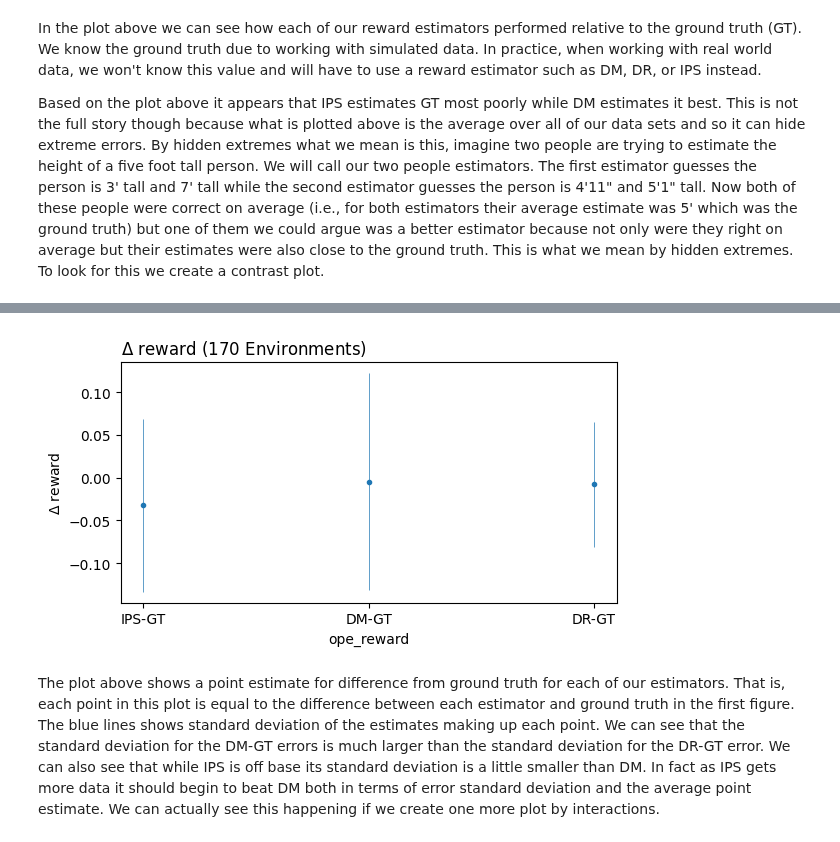
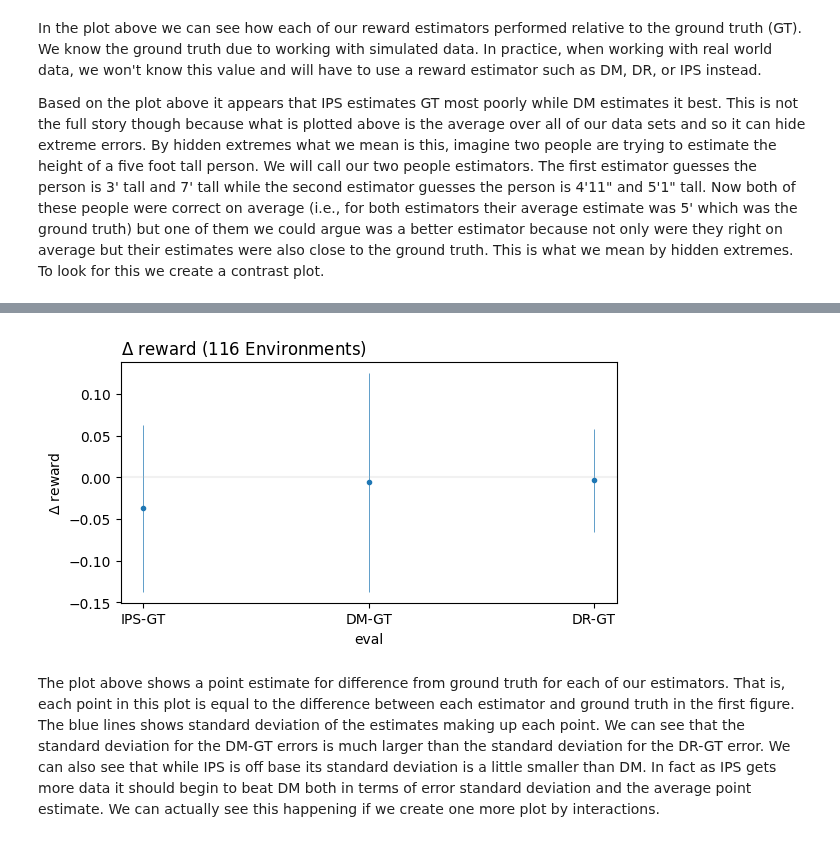
Before and after one commit to VowpalWabbit/coba, a Jupyter notebook: examples/notebooks/Logged.ipynb, the cells around one changed output, grey strips where cells are left out. Drawn from its saved outputs; the diff is of its cells as text; code cells hidden in the pictures.

```diff
--- a/examples/notebooks/Logged.ipynb
+++ b/examples/notebooks/Logged.ipynb
@@ -66,8 +67,9 @@ The plot above shows the difference between the DM and DR estimator relative to
-# %%
-result1.filter_fin(4000).plot_contrast('None',['IPS','DM','DR'],x='ope_reward',l='ope_reward',p='openml_task',err='sd',boundary=False,legend=False,out=None)
-plt.xticks([0,1,2],['IPS-GT','DM-GT','DR-GT'])
-plt.show()
-# %% [output]
-[figure, removed]
+# %%
+result1.where(n_actions={'<=':100}).plot_contrast('on',['ips','dm','dr'],x='eval',l='eval',p='openml_task',err='sd',boundary=False,legend=False,out=None)
+plt.axhline(0,color="#BBB",alpha=.2)
+plt.xticks([0,1,2],['IPS-GT','DM-GT','DR-GT'])
+plt.show()
+# %% [output]
+[figure, added]
 # %% [markdown]
 The plot above shows a point estimate for difference from ground truth for each of our estimators. That is, each point in this plot is equal to the difference between each estimator and ground truth in the first figure. The blue lines shows standard deviation of the estimates making up each point. We can see that the standard deviation for the DM-GT errors is much larger than the standard deviation for the DR-GT error. We can also see that while IPS is off base its standard deviation is a little smaller than DM. In fact as IPS gets more data it should begin to beat DM both in terms of error standard deviation and the average point estimate. We can actually see this happening if we create one more plot by interactions.
```
Also changed, not shown: parts of 22 cells of this notebook, 27 other files.
